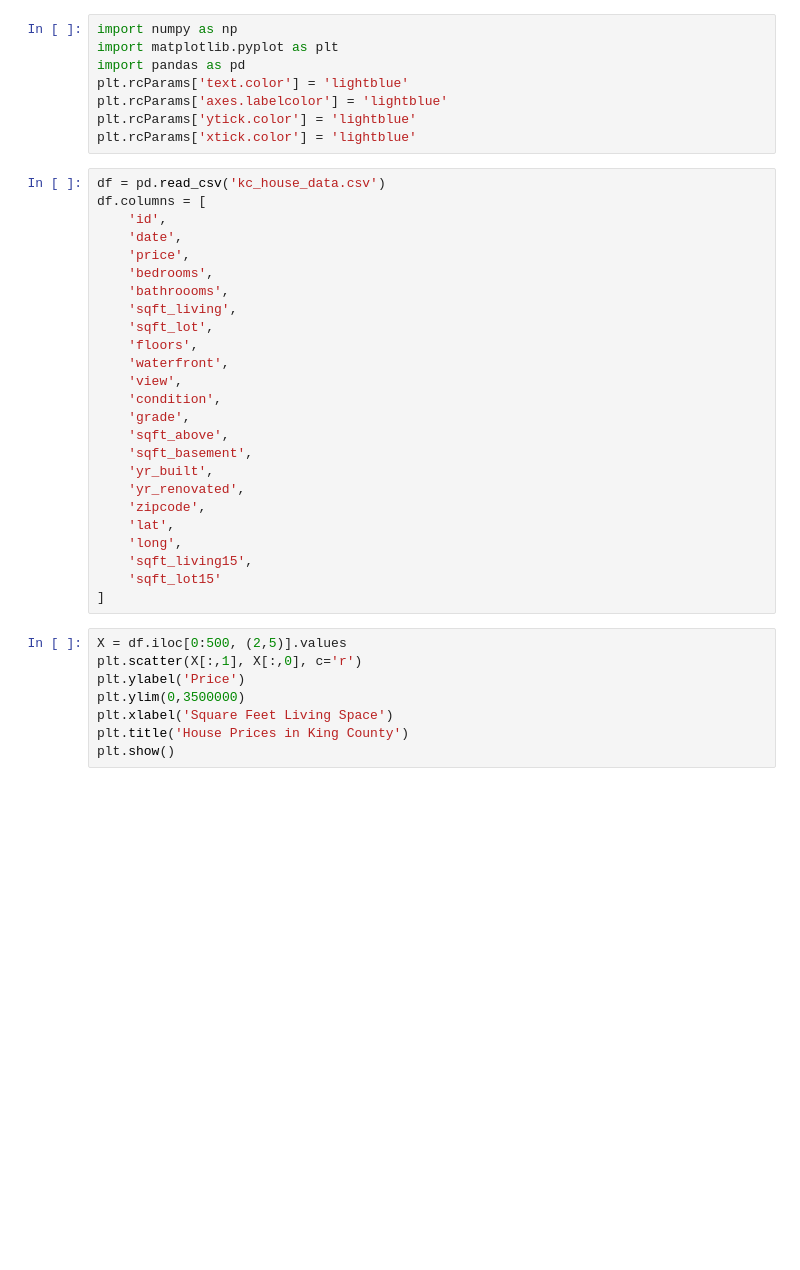
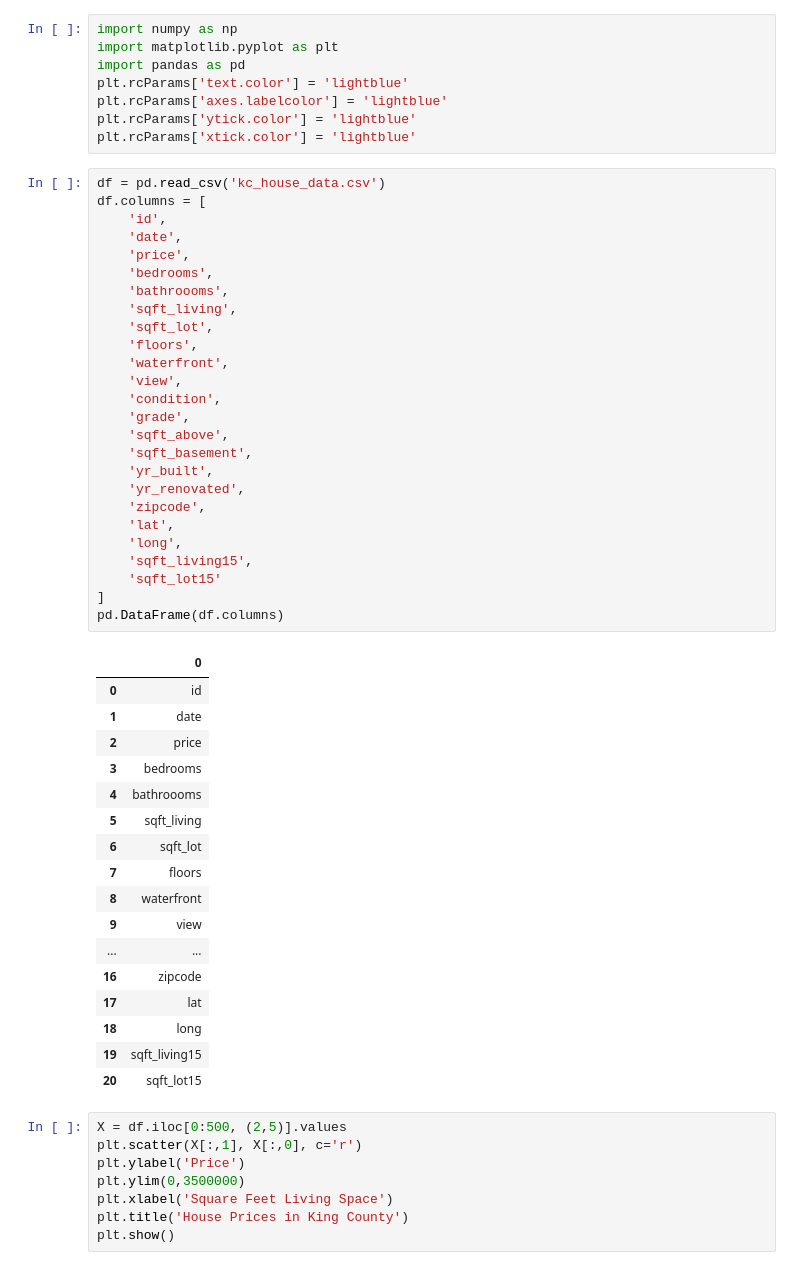
Before and after one commit to chaseWilliams/house_prices, a Jupyter notebook: visualize.ipynb, the cells around one changed output. Saved outputs shown, nothing was run; the diff lists cells and outputs as text; blank space fills up the shorter version.

```diff
--- a/visualize.ipynb
+++ b/visualize.ipynb
@@ -9,28 +9,47 @@ plt.rcParams['xtick.color'] = 'lightblue'
 # %%
 df = pd.read_csv('kc_house_data.csv')
 df.columns = [
     'id',
     'date',
     'price',
     'bedrooms',
     'bathroooms',
     'sqft_living',
     'sqft_lot',
     'floors',
     'waterfront',
     'view',
     'condition',
     'grade',
     'sqft_above',
     'sqft_basement',
     'yr_built',
     'yr_renovated',
     'zipcode',
     'lat',
     'long',
     'sqft_living15',
     'sqft_lot15'
 ]
+pd.DataFrame(df.columns)
+# %% [output]
+|  | 0 |
+| 0 | id |
+| 1 | date |
+| 2 | price |
+| 3 | bedrooms |
+| 4 | bathroooms |
+| 5 | sqft_living |
+| 6 | sqft_lot |
+| 7 | floors |
+| 8 | waterfront |
+| 9 | view |
+| ... | ... |
+| 16 | zipcode |
+| 17 | lat |
+| 18 | long |
+| 19 | sqft_living15 |
+| 20 | sqft_lot15 |
 # %%
 X = df.iloc[0:500, (2,5)].values
 plt.scatter(X[:,1], X[:,0], c='r')
```
Also changed, not shown: 1 other file.
